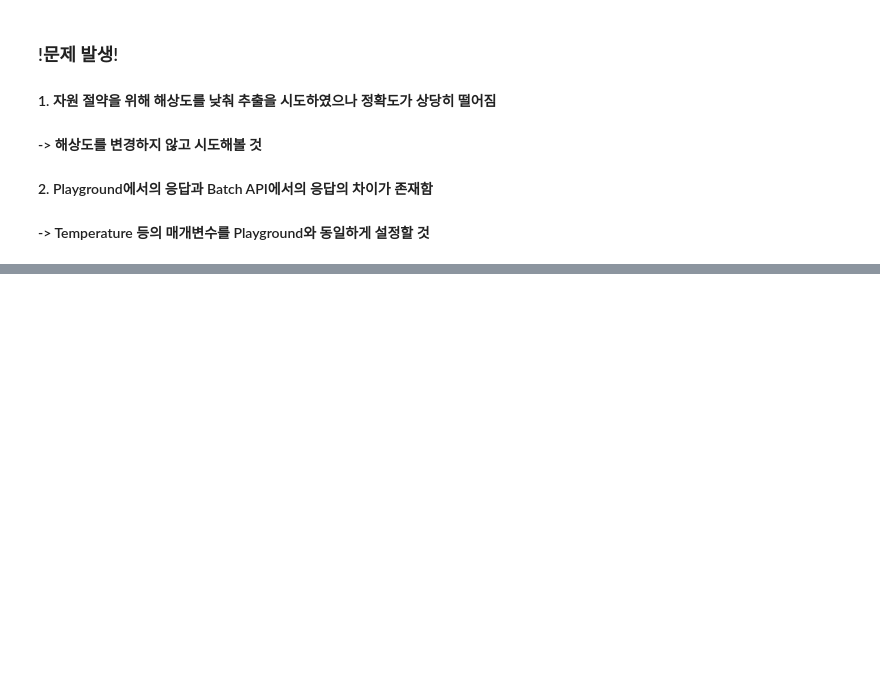
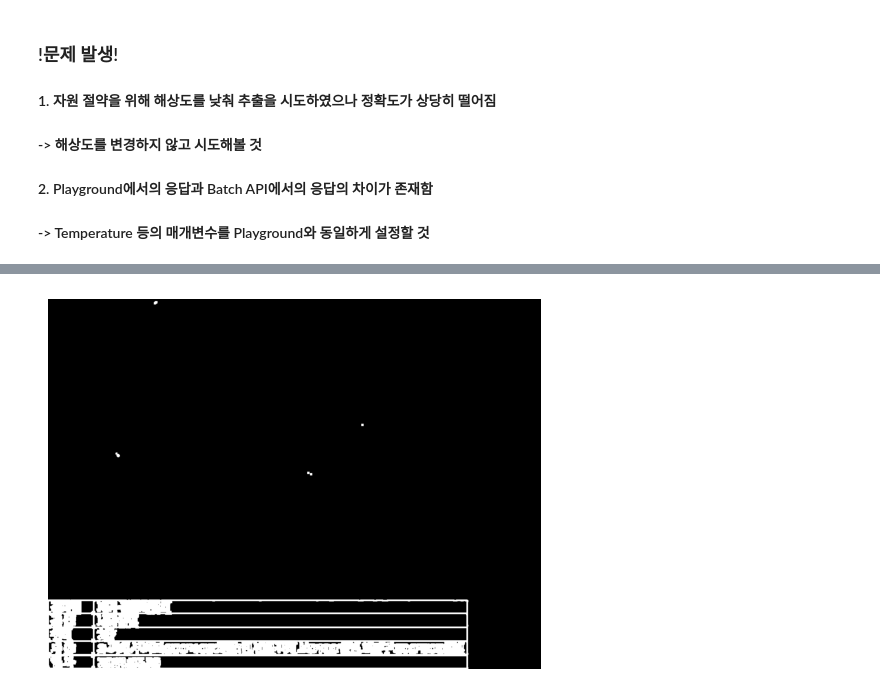
Before and after one commit to angmusae2015/auto-text-extractor, a Jupyter notebook: src/data_preparation.ipynb, the cells around one changed output, grey strips where cells are left out. Drawn from its saved outputs; the diff is of its cells as text; code cells hidden in the pictures; blank space fills up the shorter version.

```diff
--- a/src/data_preparation.ipynb
+++ b/src/data_preparation.ipynb
@@ -291,0 +407,21 @@ outputs[327]
+# %%
+# 팽창-침식 후 윤곽선 찾기
+# 사용할 커널
+kernel = np.ones((5, 5), np.uint8)
+
+# 팽창 적용
+dilated = cv2.dilate(edged, kernel, iterations=1)
+
+# 침식 적용
+eroded = cv2.erode(dilated, kernel, iterations=0)
+
+# 윤곽선 검출
+contours, _ = cv2.findContours(eroded, cv2.RETR_EXTERNAL, cv2.CHAIN_APPROX_SIMPLE)
+# contours, _ = cv2.findContours(eroded, cv2.RETR_EXTERNAL, cv2.CHAIN_APPROX_NONE)
+
+# 이미지 출력
+plt.imshow(cv2.cvtColor(eroded, cv2.COLOR_BGR2RGB))
+plt.axis('off')
+plt.show()
+# %% [output]
+[figure, added]
```
Also changed, not shown: parts of 27 cells of this notebook, 1 other file.
